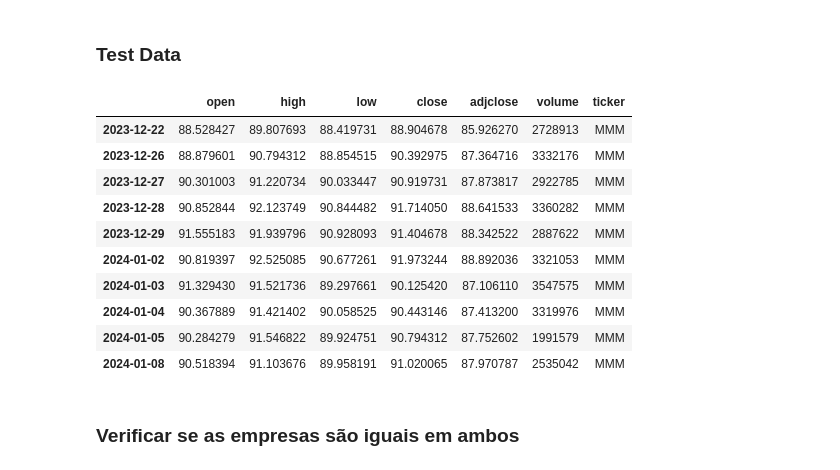
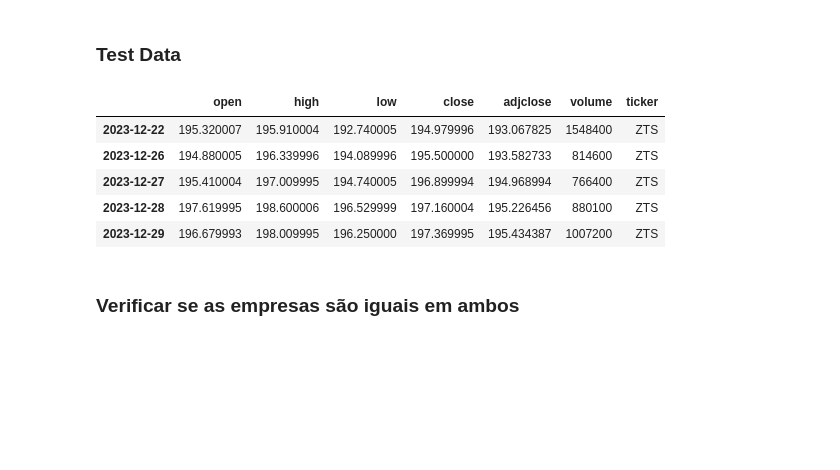
Before and after one commit to joaobaptista30/Lab_IACD_Project_2, a Jupyter notebook: extract_and_select_data.ipynb, the cells around one changed output. Drawn from its saved outputs; the diff is of its cells as text; code cells hidden in the pictures; blank space fills up the shorter version.

```diff
--- a/extract_and_select_data.ipynb
+++ b/extract_and_select_data.ipynb
@@ -53,27 +62,21 @@ SP500_test_data = pd.DataFrame()
 
 for company in SP500_company_data['Symbol']:
     try:
-        company_data = si.get_data(company, start_date="12/22/2023", end_date="01/31/2024", index_as_date = True, interval="1d")
+        company_data = si.get_data(company, start_date="10/25/2023", end_date="12/31/2023", index_as_date = True, interval="1d")
         SP500_test_data = pd.concat([SP500_test_data, company_data])
     except:
         ...
 
 SP500_test_data.to_csv("stocks_test_data.csv")
-# %%
-# temos de ter 5 dias de mercado antes do dia 1/jan/2024 para sabermos o crescimento e dados anteriores
-SP500_test_data.head(10)
-# %% [output]
-|  | open | high | low | close | adjclose | volume | ticker |
-| 2023-12-22 | 88.528427 | 89.807693 | 88.419731 | 88.904678 | 85.926270 | 2728913 | MMM |
-| 2023-12-26 | 88.879601 | 90.794312 | 88.854515 | 90.392975 | 87.364716 | 3332176 | MMM |
-| 2023-12-27 | 90.301003 | 91.220734 | 90.033447 | 90.919731 | 87.873817 | 2922785 | MMM |
-| 2023-12-28 | 90.852844 | 92.123749 | 90.844482 | 91.714050 | 88.641533 | 3360282 | MMM |
-| 2023-12-29 | 91.555183 | 91.939796 | 90.928093 | 91.404678 | 88.342522 | 2887622 | MMM |
-| 2024-01-02 | 90.819397 | 92.525085 | 90.677261 | 91.973244 | 88.892036 | 3321053 | MMM |
-| 2024-01-03 | 91.329430 | 91.521736 | 89.297661 | 90.125420 | 87.106110 | 3547575 | MMM |
-| 2024-01-04 | 90.367889 | 91.421402 | 90.058525 | 90.443146 | 87.413200 | 3319976 | MMM |
-| 2024-01-05 | 90.284279 | 91.546822 | 89.924751 | 90.794312 | 87.752602 | 1991579 | MMM |
-| 2024-01-08 | 90.518394 | 91.103676 | 89.958191 | 91.020065 | 87.970787 | 2535042 | MMM |
+# %%
+SP500_test_data.tail()
+# %% [output]
+|  | open | high | low | close | adjclose | volume | ticker |
+| 2023-12-22 | 195.320007 | 195.910004 | 192.740005 | 194.979996 | 193.067825 | 1548400 | ZTS |
+| 2023-12-26 | 194.880005 | 196.339996 | 194.089996 | 195.500000 | 193.582733 | 814600 | ZTS |
+| 2023-12-27 | 195.410004 | 197.009995 | 194.740005 | 196.899994 | 194.968994 | 766400 | ZTS |
+| 2023-12-28 | 197.619995 | 198.600006 | 196.529999 | 197.160004 | 195.226456 | 880100 | ZTS |
+| 2023-12-29 | 196.679993 | 198.009995 | 196.250000 | 197.369995 | 195.434387 | 1007200 | ZTS |
 # %% [markdown]
 ### Verificar se as empresas são iguais em ambos
 # %%
```
Also changed, not shown: parts of 9 cells of this notebook, 1 other file.
